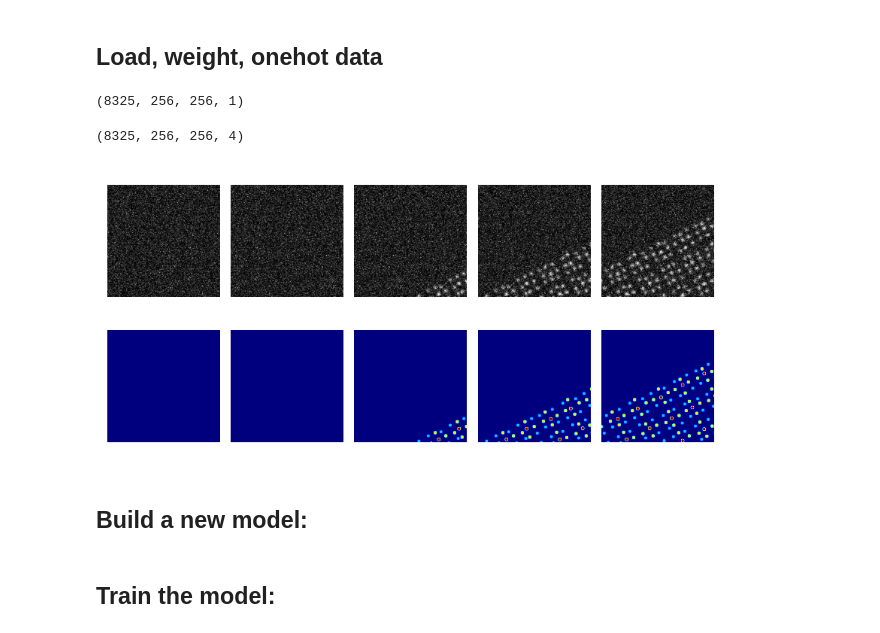
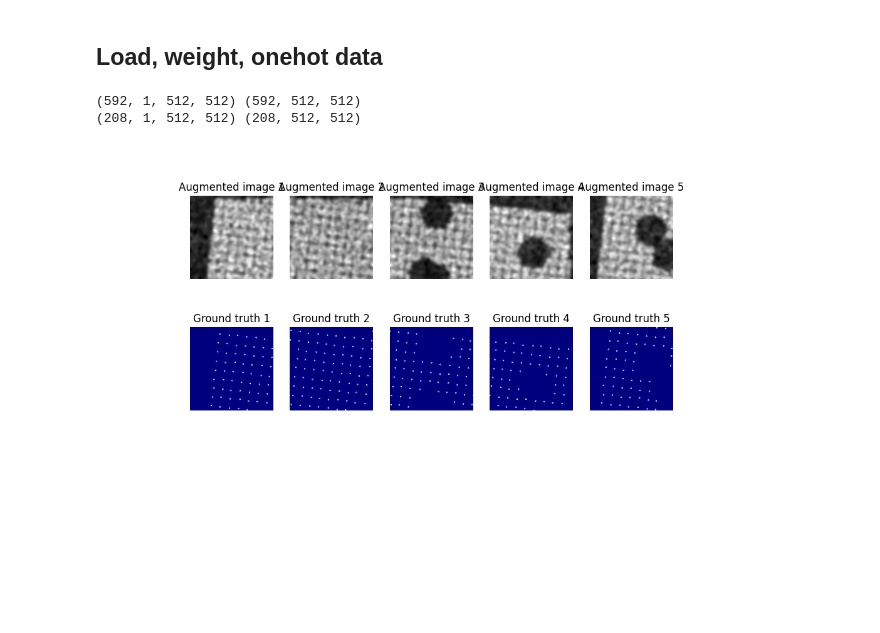
Before and after one commit to ahoust17/ZcontrastDataGen, a Jupyter notebook: UNet.ipynb, the cells around one changed output. Drawn from its saved outputs; the diff is of its cells as text; code cells hidden in the pictures; blank space fills up the shorter version.

```diff
--- a/UNet.ipynb
+++ b/UNet.ipynb
@@ -13,51 +10,37 @@ from sklearn.utils import class_weight
 # %% [markdown]
 ## Load, weight, onehot data
 # %%
-dataset = np.load('../PdSeM_train_test.npz')
-images = dataset['X_train'].reshape((-1, 256, 256, 1))
-labels = dataset['y_train'].reshape((-1, 256, 256, 1))
-images_test = dataset['X_test'].reshape((-1, 256, 256, 1))
-labels_test = dataset['y_test'].reshape((-1, 256, 256, 1))
+image_dim = 512
+dataset = np.load('../PdSeM_train_test_512_blur_2class.npz')
+images = dataset['X_train'].reshape(-1,1,image_dim,image_dim)
+labels = dataset['y_train'].reshape(-1,image_dim,image_dim)
+images_test = dataset['X_test'].reshape(-1,1,image_dim,image_dim)
+labels_test = dataset['y_test'].reshape(-1,image_dim,image_dim)
 
-# Convert labels to one-hot encoding
-labels_onehot = to_categorical(labels, num_classes=4)
-labels_test_onehot = to_categorical(labels_test, num_classes=4)
+#import pyTEMlib.file_tools as ft
+#expdata = ft.open_file('drive/MyDrive/Colab Notebooks/data_SBIL9XP6LJEU2RLNL88IO78WI.ndata')['Channel_000']
+#expdata = np.array(expdata)
-# %%
-np.shape(labels)
-# %% [output]
-(8325, 256, 256, 1)
-# %%
-np.shape(labels_onehot)
-# %% [output]
-(8325, 256, 256, 4)
-# %%
-# Calculate class weights
-classes, class_freq = np.unique(labels, return_counts=True)
-class_weights = class_weight.compute_class_weight(class_weight = 'balanced', classes = classes, y = labels.flatten())
-class_weights = dict(enumerate(class_weights))
-sample_weights = np.zeros_like(labels)
-for i in range(len(class_weights)):
-    sample_weights[labels == i] = class_weights[i]
+# %%
+print(images.shape, labels.shape)
+print(images_test.shape, labels_test.shape)
+# %% [output]
+(592, 1, 512, 512) (592, 512, 512)
+(208, 1, 512, 512) (208, 512, 512)
 # %%
-# plot the dataset
 n = 5 # number of images to plot
 
 n = n + 1
-fig = plt.figure(figsize=(10, 4))
+fig = plt.figure( figsize=(12, 5))
 for i in range(1, n):
     ax = fig.add_subplot(2, n, i)
-    ax.imshow(images[i-1,:,:], cmap='gray')
-    #ax.set_title('Augmented image ' + str(i))
+    ax.imshow(images[i-1,0,:,:], cmap='gray')
+    ax.set_title('Augmented image ' + str(i))
     ax.grid(alpha = 0.5)
     ax.set_axis_off()
     ax = fig.add_subplot(2, n, i+n)
     ax.imshow(labels[i-1], interpolation='Gaussian', cmap='jet')
-    #ax.set_title('Ground truth ' + str(i))
+    ax.set_title('Ground truth ' + str(i))
     ax.grid(alpha=0.75)
     ax.set_axis_off()
-
-fig.tight_layout()
 # %% [output]
-[figure, old version]
+[figure, new version]
-# %% [markdown]
-## Build a new model:
@@ -116,2 +46,0 @@ class DiceLoss(Loss):
-# %% [markdown]
-## Train the model:
```
Also changed, not shown: parts of 13 cells of this notebook, 3 other files.
